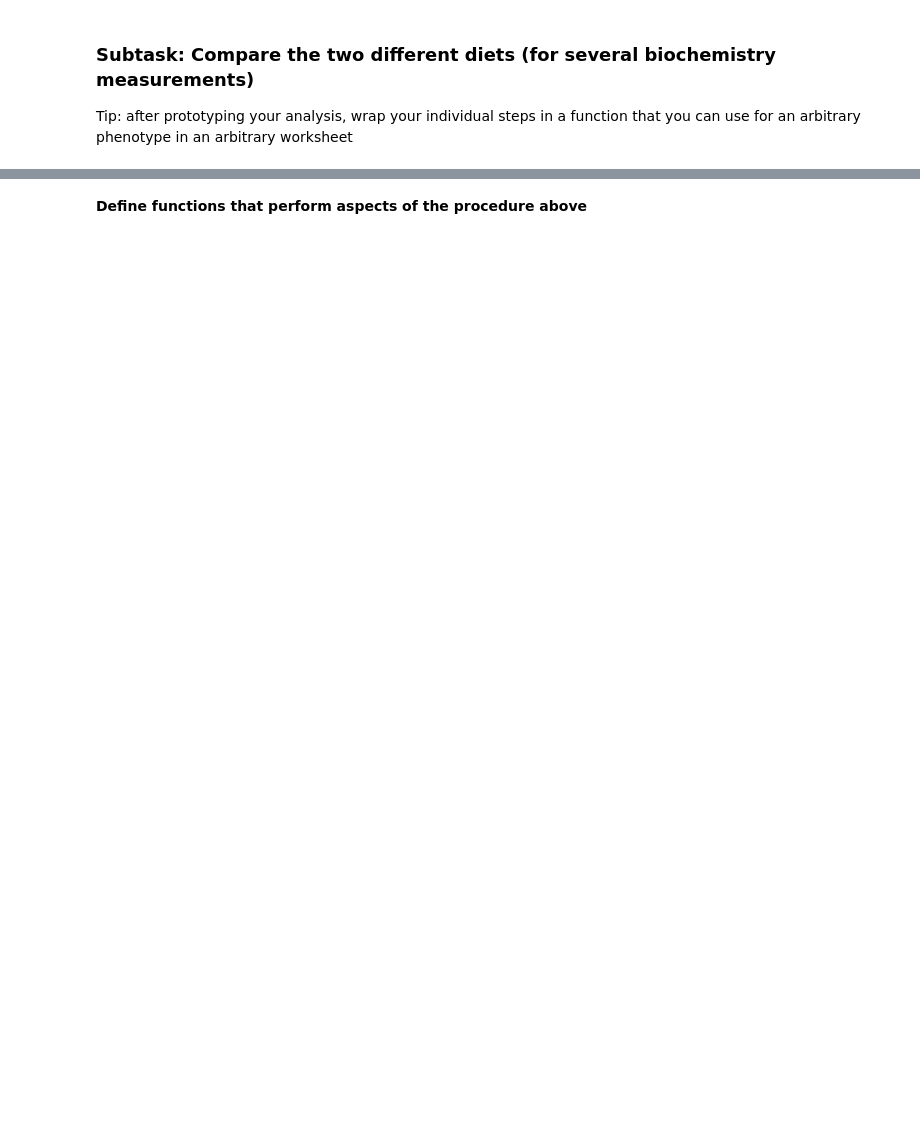
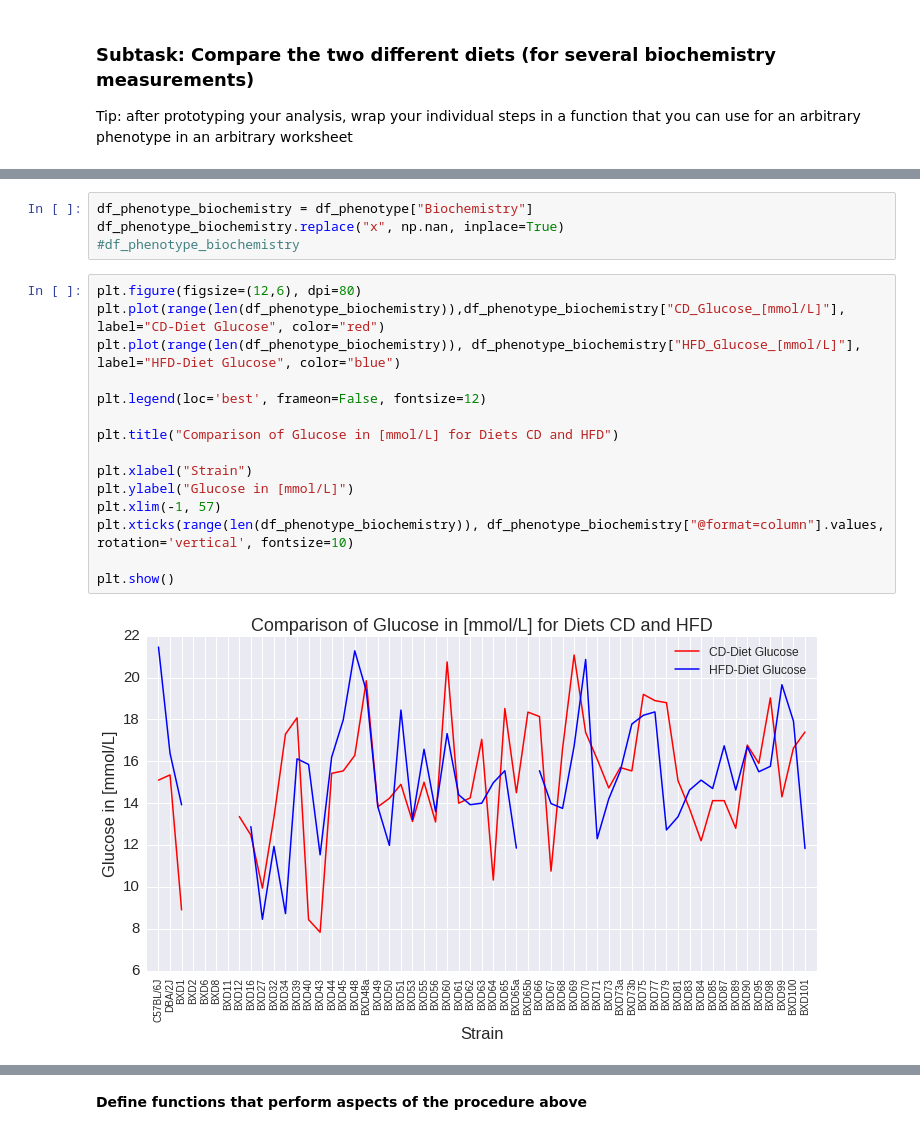
Before and after one commit to MeeNot/Integrated_Bioinformatics, a Jupyter notebook: notebooks/Day2_Exploratory_Analysis.ipynb, the cells around one changed output, grey strips where cells are left out. Saved outputs shown, nothing was run; the diff lists cells and outputs as text; blank space fills up the shorter version.

```diff
--- a/notebooks/Day2_Exploratory_Analysis.ipynb
+++ b/notebooks/Day2_Exploratory_Analysis.ipynb
@@ -263,0 +340,21 @@ Tip: after prototyping your analysis, wrap your individual steps in a function t
+# %%
+df_phenotype_biochemistry = df_phenotype["Biochemistry"]
+df_phenotype_biochemistry.replace("x", np.nan, inplace=True)
+#df_phenotype_biochemistry
+# %%
+plt.figure(figsize=(12,6), dpi=80)
+plt.plot(range(len(df_phenotype_biochemistry)),df_phenotype_biochemistry["CD_Glucose_[mmol/L]"], label="CD-Diet Glucose", color="red")
+plt.plot(range(len(df_phenotype_biochemistry)), df_phenotype_biochemistry["HFD_Glucose_[mmol/L]"], label="HFD-Diet Glucose", color="blue")
+
+plt.legend(loc='best', frameon=False, fontsize=12)
+
+plt.title("Comparison of Glucose in [mmol/L] for Diets CD and HFD")
+
+plt.xlabel("Strain")
+plt.ylabel("Glucose in [mmol/L]")
+plt.xlim(-1, 57)
+plt.xticks(range(len(df_phenotype_biochemistry)), df_phenotype_biochemistry["@format=column"].values, rotation='vertical', fontsize=10)
+
+plt.show()
+# %% [output]
+[figure, added]
```
Also changed, not shown: parts of 22 cells of this notebook.
